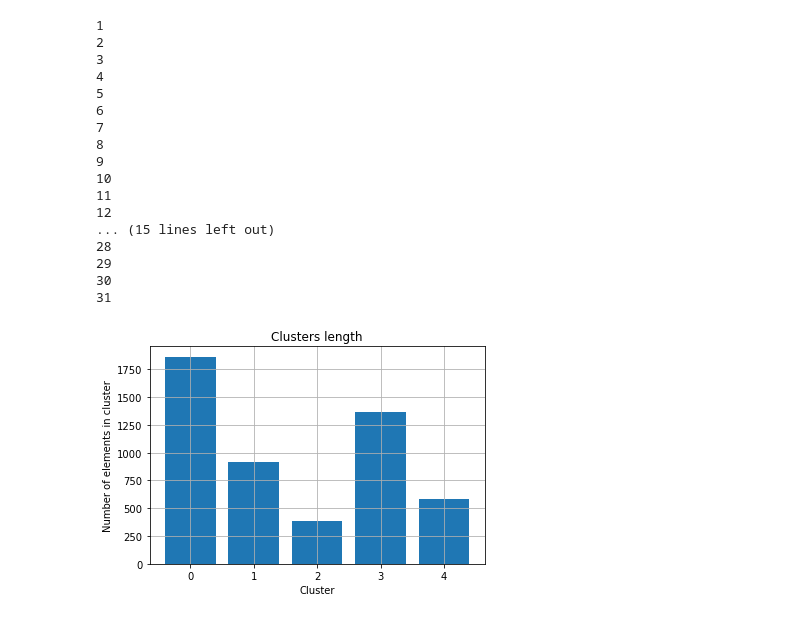
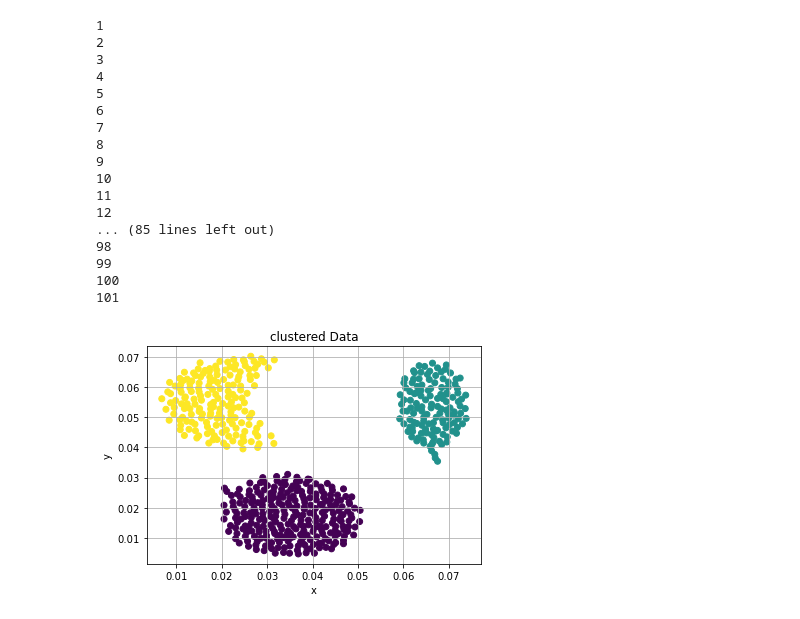
Before and after one commit to batataazul/projects_MachineLearning, a Jupyter notebook: project1/Notebooks/kMeans.ipynb, the cells around one changed output. Drawn from its saved outputs; the diff is of its cells as text; code cells hidden in the pictures.

```diff
--- a/project1/Notebooks/kMeans.ipynb
+++ b/project1/Notebooks/kMeans.ipynb
@@ -95,17 +123,37 @@ def getClusterPoints(dataset,cluster):
+# %%
+#print(getList(dataset,"cluster"))
+for i in range(len(nDataset["matrix"])):
+        nDataset["matrix"][i] = normalize(nDataset["matrix"][i])
+nDataset = kmeans(nDataset,3)
+plt.scatter(nDataset["matrix"][0],nDataset["matrix"][1],c = nDataset["cluster"])
+plt.title("clustered Data")
+plt.xlabel("x")
+plt.ylabel("y")
+plt.grid(True)
+plt.savefig("originalData1.png")
+# %% [output]
+1
+2
+3
+4
+5
+6
+7
+8
+9
+10
+11
+12
+... (85 lines left out)
+98
+99
+100
+101
+[figure, added]
 # %%
-exist = True
-try:
-    f = open("../data/strokeData.json","r")
-    stringSet = f.read()
-    f.close()
-except:
-    print("Arquivo não existe")
-    exist = False
-if(exist):
-    clusterCount = [0]*5
-    dataset = kmeans(dataset,5)
-    for i in range(5):
-        clusterCount[i] = len(getClusterPoints(dataset,i))
+clusterCount = [0]*3
+for i in range(5):
+    clusterCount[i] = len(getClusterPoints(dataset,i))
     plt.bar([0,1,2,3,4],clusterCount)
     plt.title("Clusters length")
     plt.xlabel("Cluster")
@@ -113,22 +161,3 @@ if(exist):
     plt.grid(True)
 
     plt.savefig("clusterLength.png")
-# %% [output]
-1
-2
-3
-4
-5
-6
-7
-8
-9
-10
-11
-12
-... (15 lines left out)
-28
-29
-30
-31
-[figure, removed]
```
Also changed, not shown: parts of 12 cells of this notebook, 3 other files.
